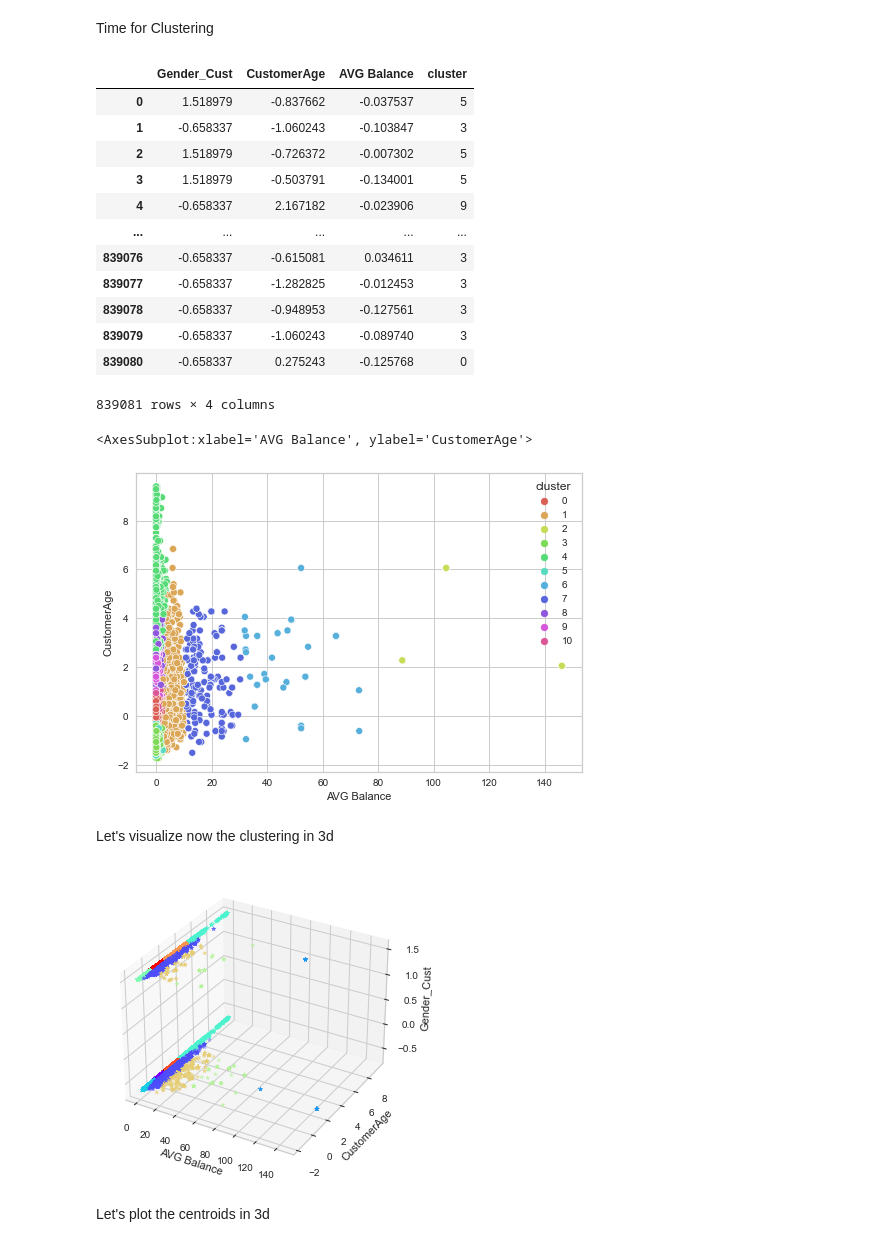
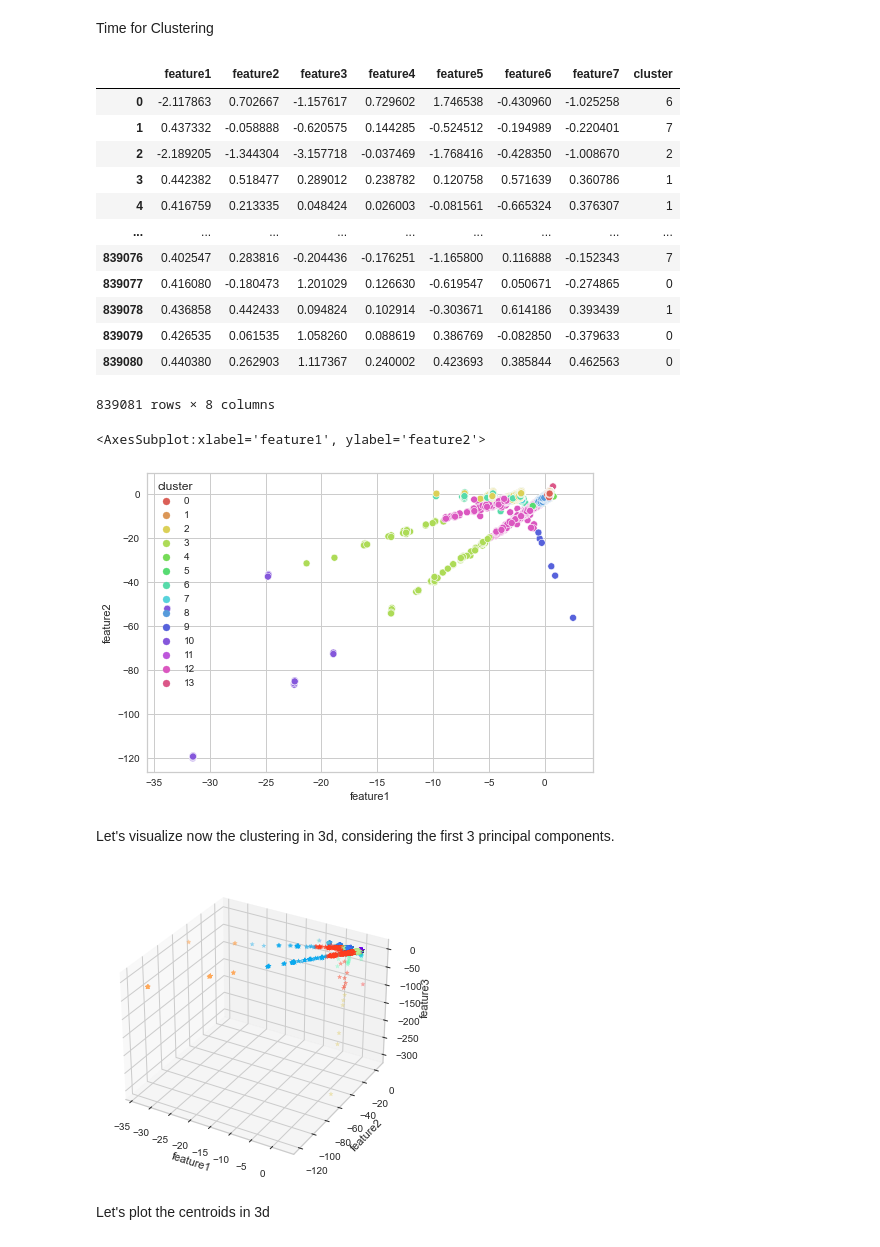
Before and after one commit to sim2000dg/adm_hw4_group26, a Jupyter notebook: 2.4.ipynb, the cells around one changed output. Saved outputs shown, nothing was run; the diff lists cells and outputs as text; code cells hidden in the pictures.

```diff
--- a/2.4.ipynb
+++ b/2.4.ipynb
@@ -32,0 +23,2 @@ relevant_df = df[['Gender_Cust','CustomerAge','AVG Balance']]
+# %%
+data = pd.read_csv('projected_data.csv')
@@ -33 +41,3 @@ relevant_df = df[['Gender_Cust','CustomerAge','AVG Balance']]
+# %%
+relevant_df = data.drop(columns='CustomerID')
 # %% [markdown]
@@ -35,5 +45,5 @@ Let's standardize our dataset.Standardization prevents variables with larger sca
 It allows all variables tobe considered by the algorithm with equal importance.
 # %%
 relevant_df = StandardScaler().fit_transform(relevant_df)
-feat_cols = ['Gender_Cust','CustomerAge','AVG Balance']
+feat_cols = ['feature'+str(i) for i in range(1,8)]
 relevant_df = pd.DataFrame(relevant_df,columns=feat_cols)
@@ -54,4 +80,4 @@ visualizer.show()
 <AxesSubplot:title={'center':'Distortion Score Elbow for KMeans Clustering'}, xlabel='k', ylabel='distortion score'>
 # %%
-model = KMeans(n_clusters=11,init='k-means++')
+model = KMeans(n_clusters=14,init='k-means++')
 # %% [markdown]
@@ -85,50 +111,50 @@ relevant_df['cluster'] = model.fit_predict(relevant_df)
 # %%
 relevant_df
 # %% [output]
-|  | Gender_Cust | CustomerAge | AVG Balance | cluster |
-| 0 | 1.518979 | -0.837662 | -0.037537 | 5 |
-| 1 | -0.658337 | -1.060243 | -0.103847 | 3 |
-| 2 | 1.518979 | -0.726372 | -0.007302 | 5 |
-| 3 | 1.518979 | -0.503791 | -0.134001 | 5 |
-| 4 | -0.658337 | 2.167182 | -0.023906 | 9 |
-| ... | ... | ... | ... | ... |
-| 839076 | -0.658337 | -0.615081 | 0.034611 | 3 |
-| 839077 | -0.658337 | -1.282825 | -0.012453 | 3 |
-| 839078 | -0.658337 | -0.948953 | -0.127561 | 3 |
-| 839079 | -0.658337 | -1.060243 | -0.089740 | 3 |
-| 839080 | -0.658337 | 0.275243 | -0.125768 | 0 |
+|  | feature1 | feature2 | feature3 | feature4 | feature5 | feature6 | feature7 | cluster |
+| 0 | -2.117863 | 0.702667 | -1.157617 | 0.729602 | 1.746538 | -0.430960 | -1.025258 | 6 |
+| 1 | 0.437332 | -0.058888 | -0.620575 | 0.144285 | -0.524512 | -0.194989 | -0.220401 | 7 |
+| 2 | -2.189205 | -1.344304 | -3.157718 | -0.037469 | -1.768416 | -0.428350 | -1.008670 | 2 |
+| 3 | 0.442382 | 0.518477 | 0.289012 | 0.238782 | 0.120758 | 0.571639 | 0.360786 | 1 |
+| 4 | 0.416759 | 0.213335 | 0.048424 | 0.026003 | -0.081561 | -0.665324 | 0.376307 | 1 |
+| ... | ... | ... | ... | ... | ... | ... | ... | ... |
+| 839076 | 0.402547 | 0.283816 | -0.204436 | -0.176251 | -1.165800 | 0.116888 | -0.152343 | 7 |
+| 839077 | 0.416080 | -0.180473 | 1.201029 | 0.126630 | -0.619547 | 0.050671 | -0.274865 | 0 |
+| 839078 | 0.436858 | 0.442433 | 0.094824 | 0.102914 | -0.303671 | 0.614186 | 0.393439 | 1 |
+| 839079 | 0.426535 | 0.061535 | 1.058260 | 0.088619 | 0.386769 | -0.082850 | -0.379633 | 0 |
+| 839080 | 0.440380 | 0.262903 | 1.117367 | 0.240002 | 0.423693 | 0.385844 | 0.462563 | 0 |
-839081 rows × 4 columns
+839081 rows × 8 columns
 # %%
 unique_values = len(relevant_df.cluster.unique())
 
-sns.scatterplot(x=relevant_df['AVG Balance'],
-                y=relevant_df['CustomerAge'],
+sns.scatterplot(x=relevant_df['feature1'],
+                y=relevant_df['feature2'],
                 palette=sns.color_palette('hls', unique_values),
                hue=relevant_df.cluster)
 # %% [output]
-<AxesSubplot:xlabel='AVG Balance', ylabel='CustomerAge'>
+<AxesSubplot:xlabel='feature1', ylabel='feature2'>
-[figure, old version]
+[figure, new version]
 # %% [markdown]
-Let's visualize now the clustering in 3d
+Let's visualize now the clustering in 3d, considering the first 3 principal components.
 # %%
 fig = plt.figure()
 ax = fig.add_subplot(111, projection='3d')
 colors = cm.rainbow(np.linspace(0, 1, len(relevant_df.cluster.unique())))
-relevant_df['c'] = relevant_df.cluster.map({i:colors[i] for i in range(0,11)})
+relevant_df['c'] = relevant_df.cluster.map({i:colors[i] for i in range(0,14)})
 
-x = relevant_df['AVG Balance']
-y = relevant_df['CustomerAge']
-z = relevant_df['Gender_Cust']
+x = relevant_df['feature1']
+y = relevant_df['feature2']
+z = relevant_df['feature3']
 
 # Plot the values
 ax.scatter(x, y, z, c = relevant_df.c, marker='*')
-ax.set_xlabel('AVG Balance')
-ax.set_ylabel('CustomerAge')
-ax.set_zlabel('Gender_Cust')
+ax.set_xlabel('feature1')
+ax.set_ylabel('feature2')
+ax.set_zlabel('feature3')
 
 plt.show()
 # %% [output]
-[figure, old version]
+[figure, new version]
 # %% [markdown]
 Let's plot the centroids in 3d
 # %%
```
Also changed, not shown: parts of 27 cells of this notebook.
